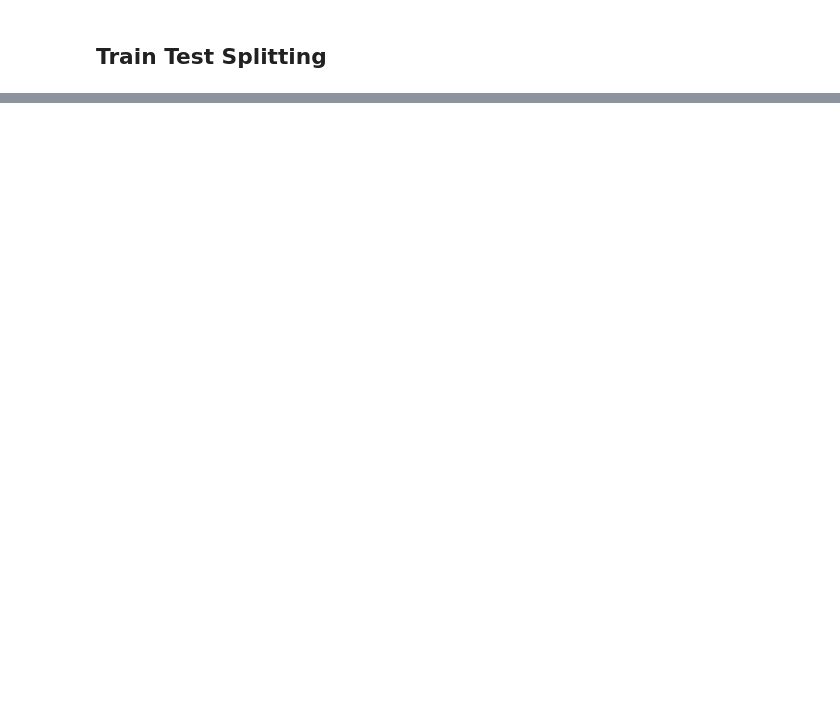
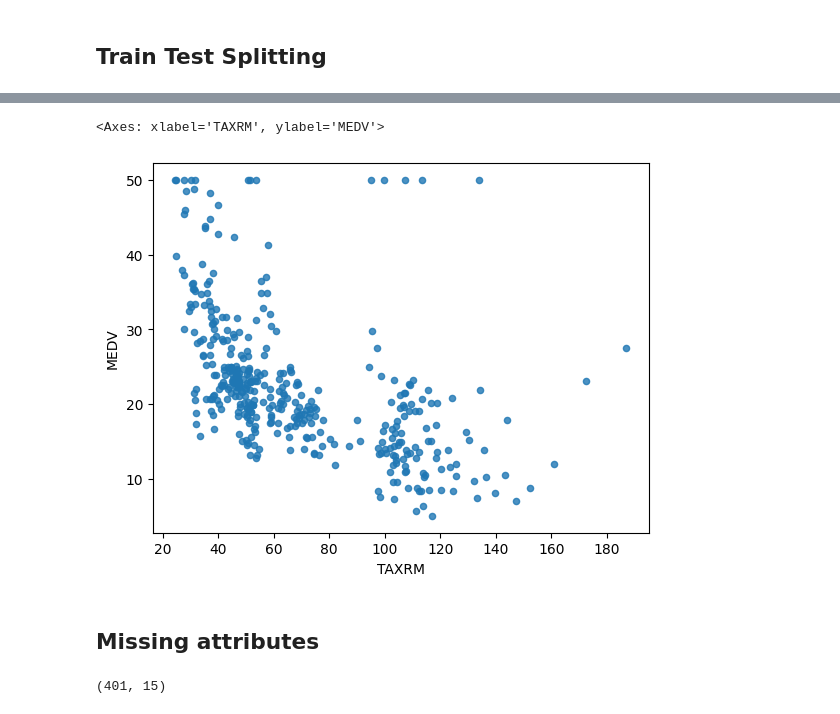
Before and after one commit to nandiniinj/EnvisionEstates, a Jupyter notebook: Real Estate.ipynb, the cells around one changed output, grey strips where cells are left out. Saved outputs shown, nothing was run; the diff lists cells and outputs as text; code cells hidden in the pictures; blank space fills up the shorter version.

```diff
--- a/Real Estate.ipynb
+++ b/Real Estate.ipynb
@@ -105,0 +244,3 @@ Rows in test set: 101
+# %%
+housing['TAXRM'] = housing['TAX']/housing['RM']
+# creating a new attribute
@@ -105,0 +278,8 @@ Rows in test set: 101
+# %%
+housing.plot(kind='scatter', x='TAXRM', y='MEDV', alpha=0.8)
+# after LSTAT, TAXRM is another strong -ve correlation
+# %% [output]
+<Axes: xlabel='TAXRM', ylabel='MEDV'>
+[figure, added]
+# %% [markdown]
+## Missing attributes
@@ -105,0 +291,6 @@ Rows in test set: 101
+# %%
+a= housing.dropna(subset=['RM']) #option 1
+a.shape
+#note that the original housing dataframe will remain unchanged
+# %% [output]
+(401, 15)
```
Also changed, not shown: parts of 35 cells of this notebook.
